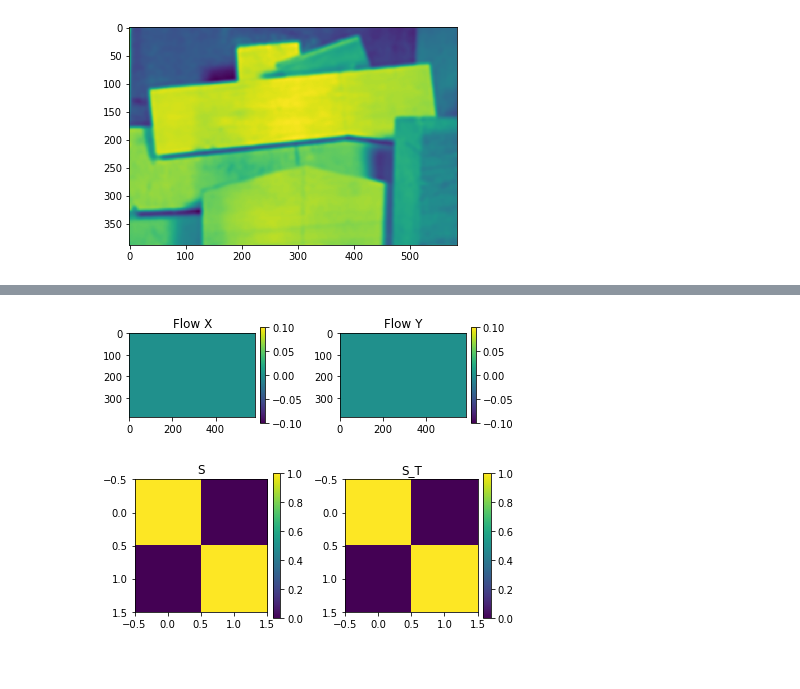
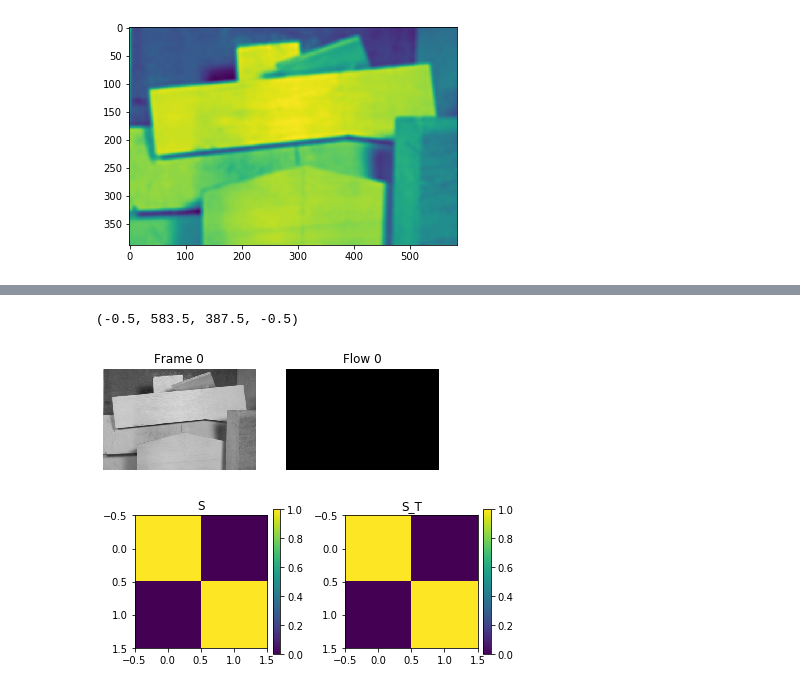
Before and after one commit to gogoalexy/learnOpenCV, a Jupyter notebook: farneback.ipynb, the cells around one changed output, grey strips where cells are left out. Drawn from its saved outputs; the diff is of its cells as text; code cells hidden in the pictures.

```diff
--- a/farneback.ipynb
+++ b/farneback.ipynb
@@ -183,25 +183,25 @@ d = None
 # %%
 fig = plt.figure(6)
 
 # Pixel coordinates of each point in the images
 x = np.stack(np.broadcast_arrays(np.arange( images[0].shape[0])[:, None], np.arange(images[0].shape[1]) ), axis=-1).astype(np.int)
 
 # Initialize displacement field
 if d is None:
     d = np.zeros(list(images[0].shape) + [2])
 
 showFig = fig.add_subplot(1, 2, 1)
-plt.imshow(d[ :, :, 0])
-showFig.set_title("Flow X")
-plt.colorbar(fraction=0.035, pad=0.04)
+plt.imshow(show0)
+showFig.set_title("Frame 0")
+showFig.axis('off')
 showFig = fig.add_subplot(1, 2, 2)
-plt.imshow(d[ :, :, 1])
-showFig.set_title("Flow Y")
-plt.colorbar(fraction=0.035, pad=0.04)
-plt.tight_layout()
-plt.show()
+result = motion2color(d)
+plt.imshow(result)
+showFig.set_title("Flow 0")
+showFig.axis('off')
 # %% [output]
+(-0.5, 583.5, 387.5, -0.5)
-[figure, old version]
+[figure, new version]
 # %%
 fig = plt.figure(7)
 
```
Also changed, not shown: parts of 2 cells of this notebook, 1 other file.
